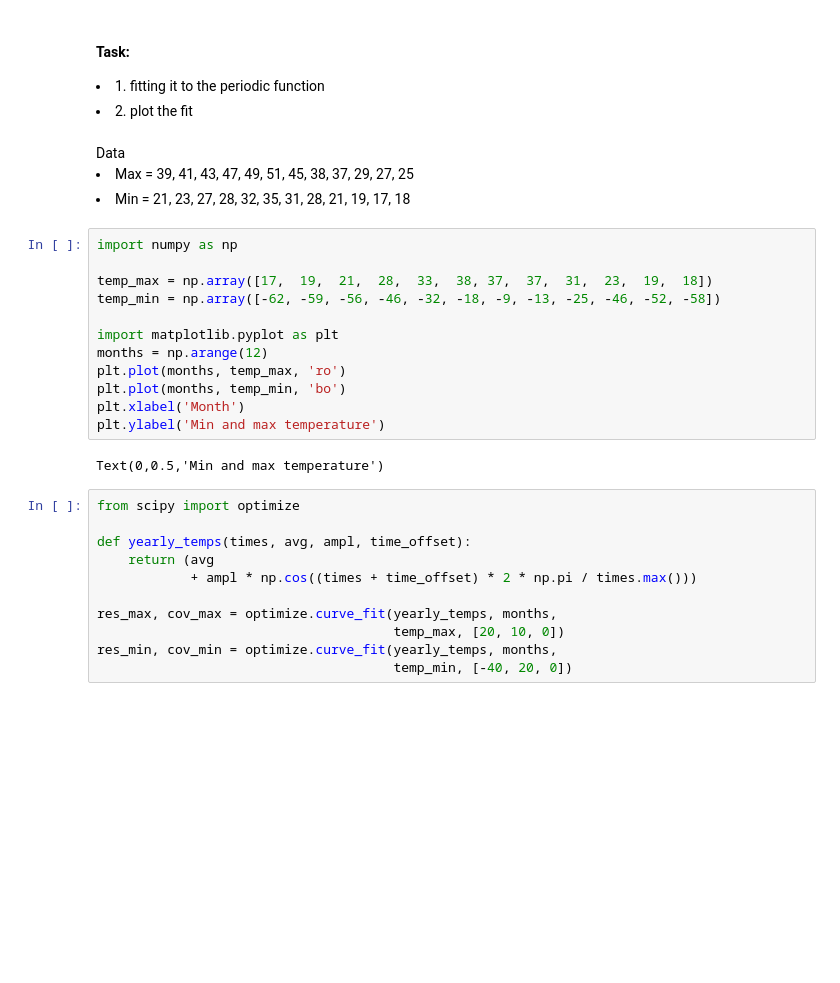
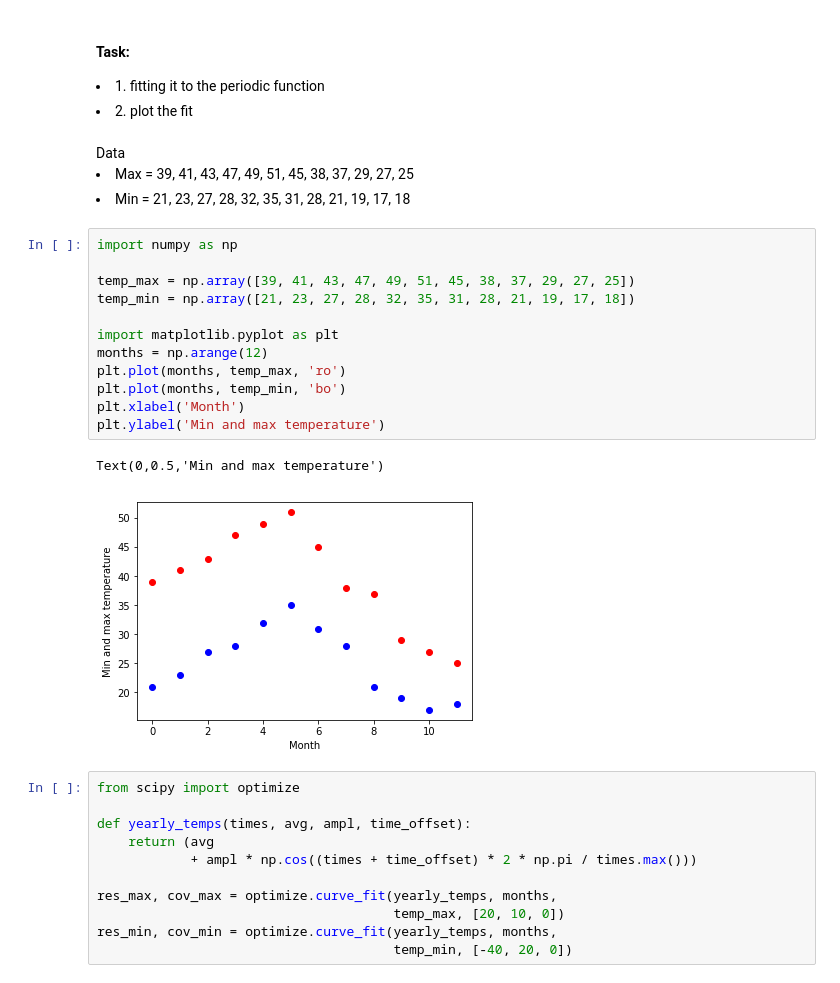
Before and after one commit to ashishsonu2000/Session---5-PANDAS-CONTD.-SCIPY, a Jupyter notebook: Session - 5 PANDAS CONTD. & SCIPY.ipynb, the cells around one changed output. Cells and saved outputs as stored; diff of their text form; blank space fills up the shorter version.

```diff
--- a/Session - 5 PANDAS CONTD. & SCIPY.ipynb
+++ b/Session - 5 PANDAS CONTD. & SCIPY.ipynb
@@ -97,17 +97,18 @@ Min = 21, 23, 27, 28, 32, 35, 31, 28, 21, 19, 17, 18
 # %%
 import numpy as np
 
-temp_max = np.array([17,  19,  21,  28,  33,  38, 37,  37,  31,  23,  19,  18])
-temp_min = np.array([-62, -59, -56, -46, -32, -18, -9, -13, -25, -46, -52, -58])
+temp_max = np.array([39, 41, 43, 47, 49, 51, 45, 38, 37, 29, 27, 25])
+temp_min = np.array([21, 23, 27, 28, 32, 35, 31, 28, 21, 19, 17, 18])
 
 import matplotlib.pyplot as plt
 months = np.arange(12)
 plt.plot(months, temp_max, 'ro')
 plt.plot(months, temp_min, 'bo')
 plt.xlabel('Month')
 plt.ylabel('Min and max temperature')
 # %% [output]
 Text(0,0.5,'Min and max temperature')
+[figure, added]
 # %%
 from scipy import optimize
 
```
Also changed, not shown: parts of 1 cell of this notebook, 1 other file.
